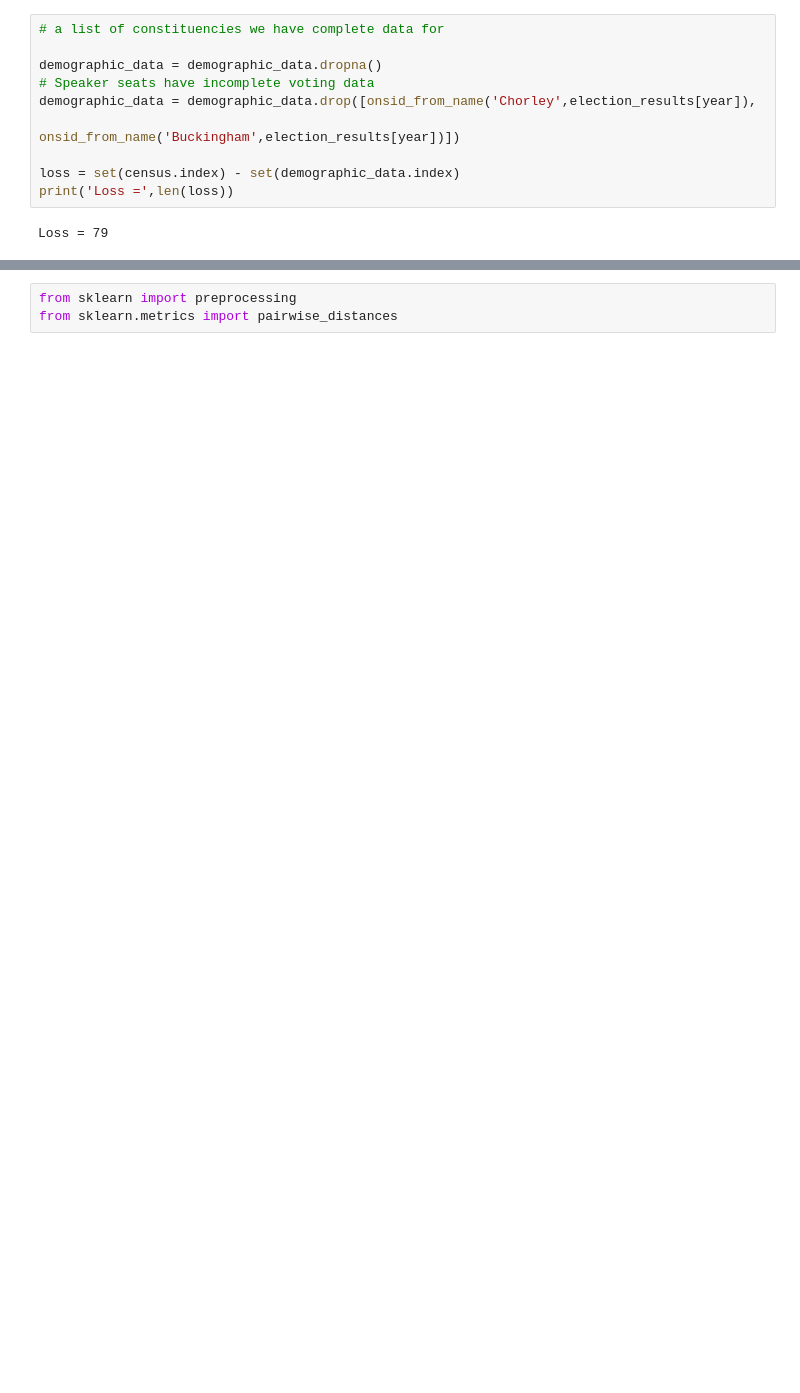
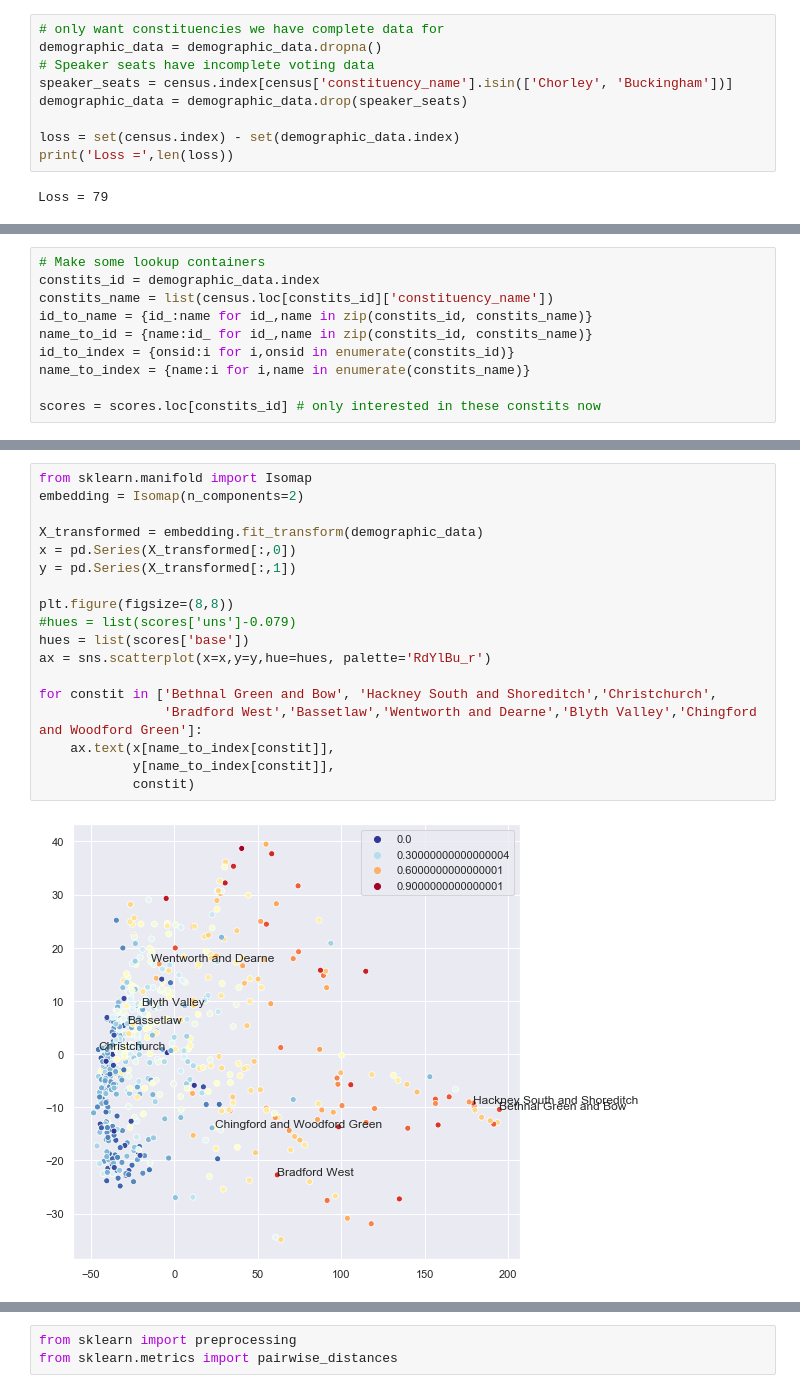
Before and after one commit to velocirobbie/labour-campaigns, a Jupyter notebook: cutoff_compare.ipynb, the cells around one changed output, grey strips where cells are left out. Cells and saved outputs as stored; diff of their text form; blank space fills up the shorter version.

```diff
--- a/cutoff_compare.ipynb
+++ b/cutoff_compare.ipynb
@@ -83,12 +85,11 @@ features = ['c11PopulationDensity',
 # %%
 demographic_data = census[features]
 # %%
-# a list of constituencies we have complete data for
-
+# only want constituencies we have complete data for
 demographic_data = demographic_data.dropna()
 # Speaker seats have incomplete voting data
-demographic_data = demographic_data.drop([onsid_from_name('Chorley',election_results[year]),
-                                          onsid_from_name('Buckingham',election_results[year])])
+speaker_seats = census.index[census['constituency_name'].isin(['Chorley', 'Buckingham'])]
+demographic_data = demographic_data.drop(speaker_seats)
 
 loss = set(census.index) - set(demographic_data.index)
 print('Loss =',len(loss))
@@ -117,0 +98,10 @@ If constituency A scored much better than constituency B, and they are very simi
+# %%
+# Make some lookup containers
+constits_id = demographic_data.index
+constits_name = list(census.loc[constits_id]['constituency_name'])
+id_to_name = {id_:name for id_,name in zip(constits_id, constits_name)}
+name_to_id = {name:id_ for id_,name in zip(constits_id, constits_name)}
+id_to_index = {onsid:i for i,onsid in enumerate(constits_id)}
+name_to_index = {name:i for i,name in enumerate(constits_name)}
+
+scores = scores.loc[constits_id] # only interested in these constits now
@@ -117,0 +114,20 @@ If constituency A scored much better than constituency B, and they are very simi
+# %%
+from sklearn.manifold import Isomap
+embedding = Isomap(n_components=2)
+
+X_transformed = embedding.fit_transform(demographic_data)
+x = pd.Series(X_transformed[:,0])
+y = pd.Series(X_transformed[:,1])
+
+plt.figure(figsize=(8,8))
+#hues = list(scores['uns']-0.079)
+hues = list(scores['base'])
+ax = sns.scatterplot(x=x,y=y,hue=hues, palette='RdYlBu_r')
+
+for constit in ['Bethnal Green and Bow', 'Hackney South and Shoreditch','Christchurch',
+                'Bradford West','Bassetlaw','Wentworth and Dearne','Blyth Valley','Chingford and Woodford Green']:
+    ax.text(x[name_to_index[constit]],
+            y[name_to_index[constit]],
+            constit)
+# %% [output]
+[figure, added]
```
Also changed, not shown: parts of 64 cells of this notebook.
